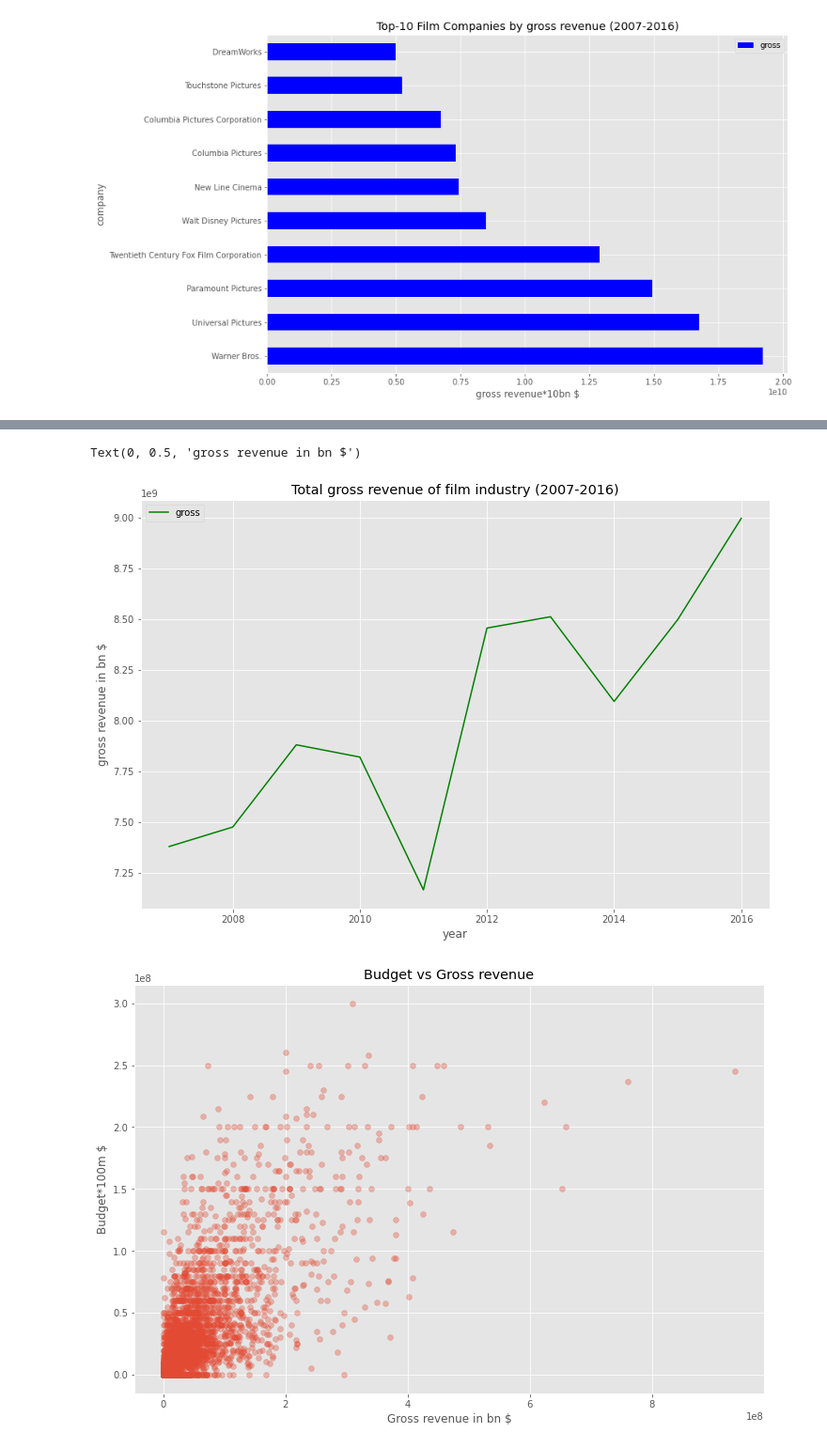
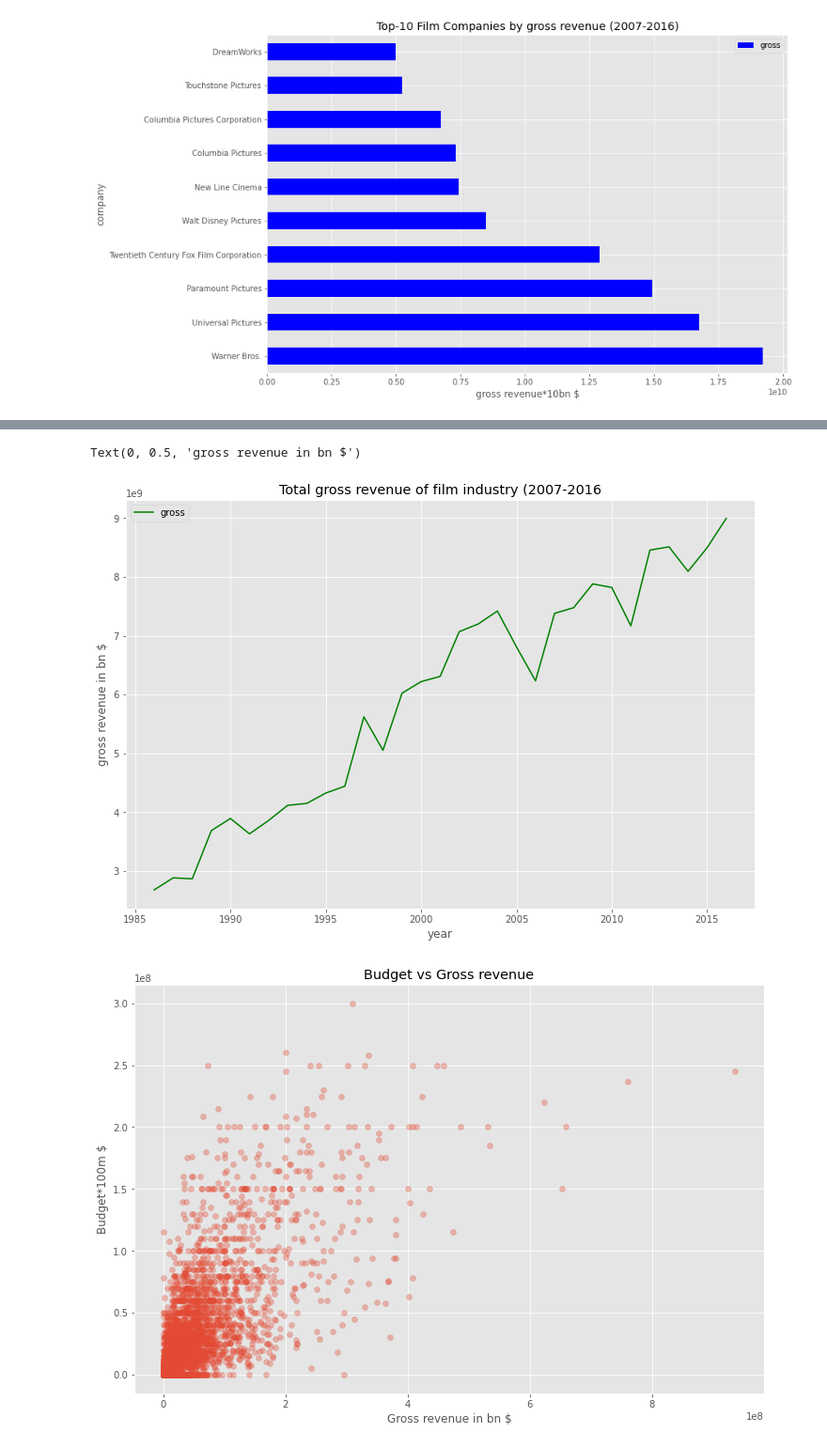
Before and after one commit to KosThom/Portfolio_Project_1.5, a Jupyter notebook: Python_Portfolio_Project.ipynb, the cells around one changed output, grey strips where cells are left out. Shown: that part at 94% size. Drawn from its saved outputs; the diff is of its cells as text; code cells hidden in the pictures.

```diff
--- a/Python_Portfolio_Project.ipynb
+++ b/Python_Portfolio_Project.ipynb
@@ -185,7 +185,7 @@ Text(0.5, 0, 'gross revenue*10bn $')
 
 YearGrossSum = df.groupby('year')[['gross']].sum()
 
-YearGrossSumSorted = YearGrossSum.sort_values('year', ascending=False)[:10]
+YearGrossSumSorted = YearGrossSum.sort_values('year', ascending=False)
 
 YearGrossSumSorted
 # %% [output]
@@ -204,11 +210,11 @@ YearGrossSumSorted
 # %%
 # Now to create a line chart
 Gross_line_Chart = YearGrossSumSorted.plot.line(color='green')
 
-plt.title('Total gross revenue of film industry (2007-2016)')
+plt.title('Total gross revenue of film industry (2007-2016')
 
 plt.ylabel('gross revenue in bn $')
 # %% [output]
 Text(0, 0.5, 'gross revenue in bn $')
-[figure, old version]
+[figure, new version]
 # %%
```
Also changed, not shown: parts of 2 cells of this notebook.
